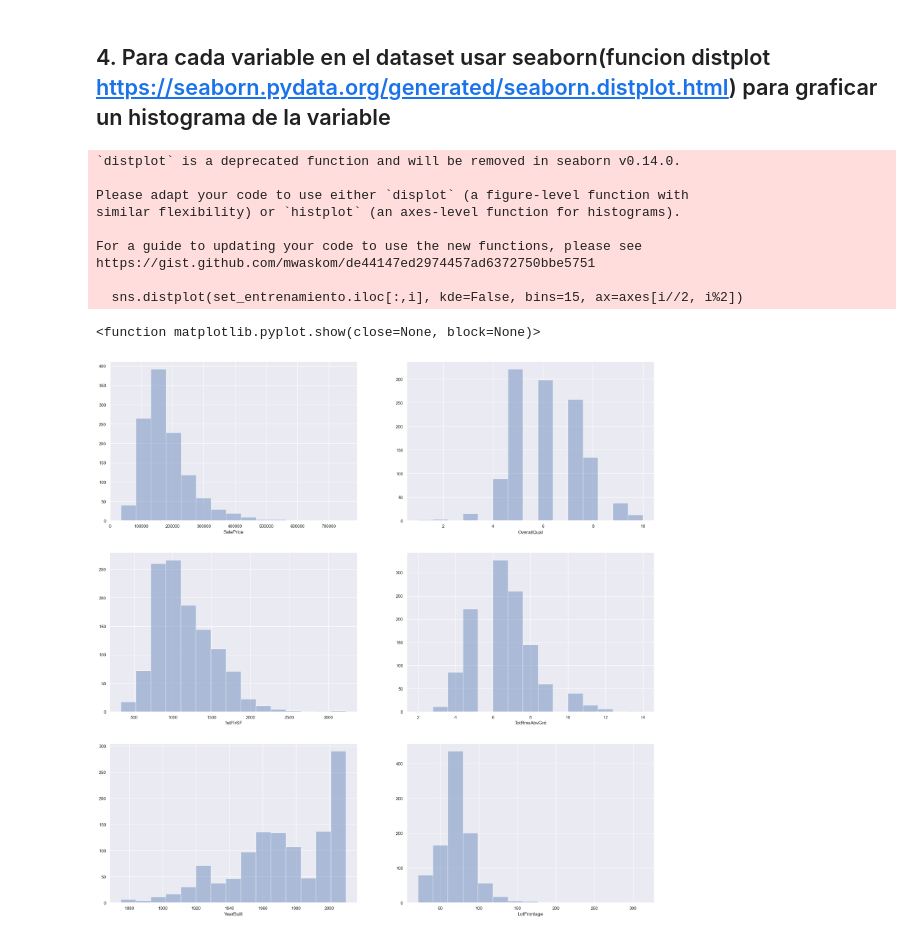
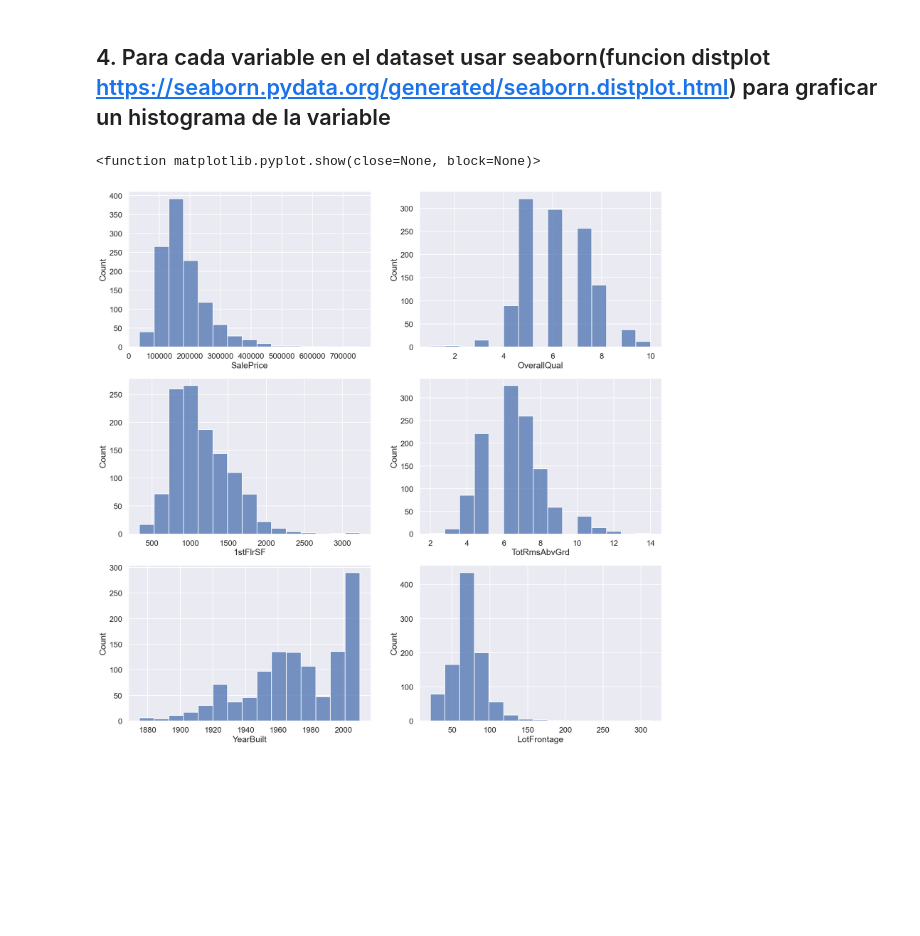
Before and after one commit to CarlosRisch/ProyectoRegresion, a Jupyter notebook: Proyecto1_RegresionLineal.ipynb, the cells around one changed output. Cells and saved outputs as stored; diff of their text form; code cells hidden in the pictures; blank space fills up the shorter version.

```diff
--- a/Proyecto1_RegresionLineal.ipynb
+++ b/Proyecto1_RegresionLineal.ipynb
@@ -120,10 +120,10 @@ To https://github.com/CarlosRisch/ProyectoRegresion.git
 ## 2 Definimos los sets de Entrenamiento (80%), de Pruebas y validación(20%) como DataFrames usando Slicing
 # %%
 # Set para entrenamiento 80%
-set_entrenamiento = pd.DataFrame(datos[:int(len(datos) * 0.8)], columns = nombre_columnas)
+set_entrenamiento = pd.DataFrame(datos[:int(len(datos) * (80/100))], columns = nombre_columnas)
 
 # Set para Pruebas y Validación 20%
-set_pruebas = pd.DataFrame(datos[int(len(datos) * 0.8):], columns = nombre_columnas)
+set_pruebas = pd.DataFrame(datos[int(len(datos) * (80/100)):], columns = nombre_columnas)
 # %%
 print(set_entrenamiento)
 # %% [output]
@@ -193,23 +193,14 @@ La desviación estándar para cada variable del dataset de entrenamiento es: [7.
 ## 4. Para cada variable en el dataset usar seaborn(funcion distplot https://seaborn.pydata.org/generated/seaborn.distplot.html) para graficar un histograma de la variable
 # %%
 # Utilizamos Seaborn para realizar el histograma por cada variable del set de entrenamiento
-fig, axes = plt.subplots(figsize=(25,25), nrows=3, ncols=2)
-sns.set_theme()
+pd.options.mode.use_inf_as_na = True
+fig, axes = plt.subplots(figsize=(20,20), nrows=3, ncols=2)
 
 for i in range(set_entrenamiento.shape[1]):
-    sns.distplot(set_entrenamiento.iloc[:,i], kde=False, bins=15, ax=axes[i//2, i%2])
+    sns.histplot(set_entrenamiento.iloc[:,i], kde=False, bins=15, ax=axes[i//2, i%2])
     sns.set_context('talk')
 plt.show
 # %% [output]
-`distplot` is a deprecated function and will be removed in seaborn v0.14.0.
-
-Please adapt your code to use either `displot` (a figure-level function with
-similar flexibility) or `histplot` (an axes-level function for histograms).
-
-For a guide to updating your code to use the new functions, please see
-https://gist.github.com/mwaskom/de44147ed2974457ad6372750bbe5751
-
-  sns.distplot(set_entrenamiento.iloc[:,i], kde=False, bins=15, ax=axes[i//2, i%2])
+<function matplotlib.pyplot.show(close=None, block=None)>
-<function matplotlib.pyplot.show(close=None, block=None)>
-[figure, old version]
+[figure, new version]
 # %%
```
Also changed, not shown: parts of 8 cells of this notebook, 2 other files.
